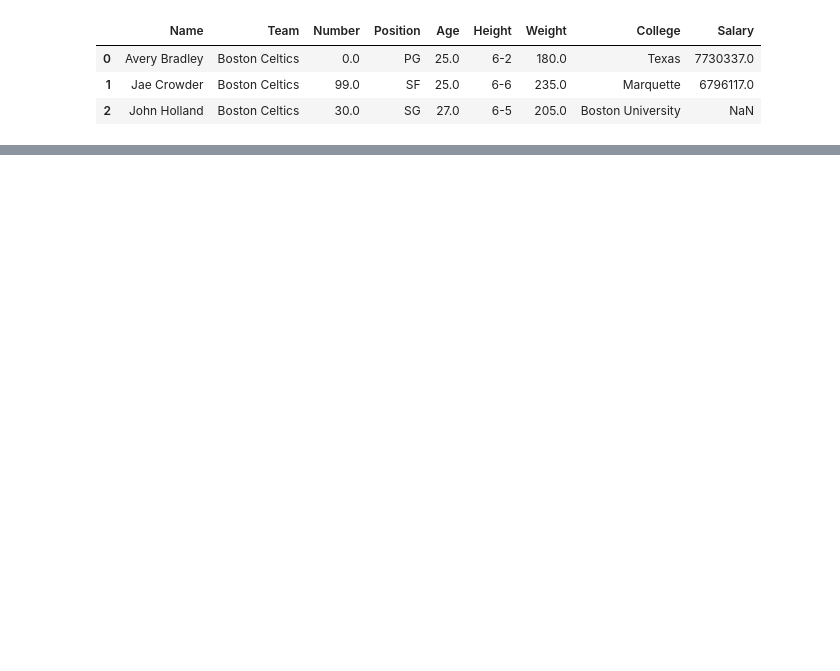
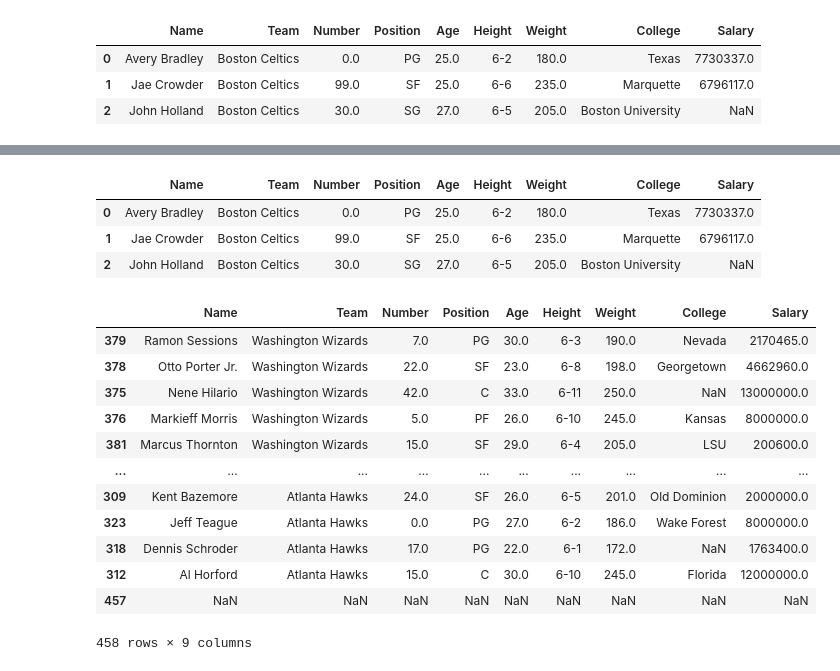
Before and after one commit to junclemente/tfs-pandas, a Jupyter notebook: DataFrames 1.5.ipynb, the cells around one changed output, grey strips where cells are left out. Cells and saved outputs as stored; diff of their text form; code cells hidden in the pictures; blank space fills up the shorter version.

```diff
--- a/DataFrames 1.5.ipynb
+++ b/DataFrames 1.5.ipynb
@@ -10,0 +30,24 @@ nba.head(3)
+# %%
+nba = pd.read_csv("nba.csv")
+nba.head(3)
+# %% [output]
+|  | Name | Team | Number | Position | Age | Height | Weight | College | Salary |
+| 0 | Avery Bradley | Boston Celtics | 0.0 | PG | 25.0 | 6-2 | 180.0 | Texas | 7730337.0 |
+| 1 | Jae Crowder | Boston Celtics | 99.0 | SF | 25.0 | 6-6 | 235.0 | Marquette | 6796117.0 |
+| 2 | John Holland | Boston Celtics | 30.0 | SG | 27.0 | 6-5 | 205.0 | Boston University | NaN |
+# %%
+nba.sort_values(["Team", "Name"], ascending = False)
+# %% [output]
+|  | Name | Team | Number | Position | Age | Height | Weight | College | Salary |
+| 379 | Ramon Sessions | Washington Wizards | 7.0 | PG | 30.0 | 6-3 | 190.0 | Nevada | 2170465.0 |
+| 378 | Otto Porter Jr. | Washington Wizards | 22.0 | SF | 23.0 | 6-8 | 198.0 | Georgetown | 4662960.0 |
+| 375 | Nene Hilario | Washington Wizards | 42.0 | C | 33.0 | 6-11 | 250.0 | NaN | 13000000.0 |
+| 376 | Markieff Morris | Washington Wizards | 5.0 | PF | 26.0 | 6-10 | 245.0 | Kansas | 8000000.0 |
+| 381 | Marcus Thornton | Washington Wizards | 15.0 | SF | 29.0 | 6-4 | 205.0 | LSU | 200600.0 |
+| ... | ... | ... | ... | ... | ... | ... | ... | ... | ... |
+| 309 | Kent Bazemore | Atlanta Hawks | 24.0 | SF | 26.0 | 6-5 | 201.0 | Old Dominion | 2000000.0 |
+| 323 | Jeff Teague | Atlanta Hawks | 0.0 | PG | 27.0 | 6-2 | 186.0 | Wake Forest | 8000000.0 |
+| 318 | Dennis Schroder | Atlanta Hawks | 17.0 | PG | 22.0 | 6-1 | 172.0 | NaN | 1763400.0 |
+| 312 | Al Horford | Atlanta Hawks | 15.0 | C | 30.0 | 6-10 | 245.0 | Florida | 12000000.0 |
+| 457 | NaN | NaN | NaN | NaN | NaN | NaN | NaN | NaN | NaN |
+458 rows × 9 columns
```
Also changed, not shown: parts of 8 cells of this notebook.
